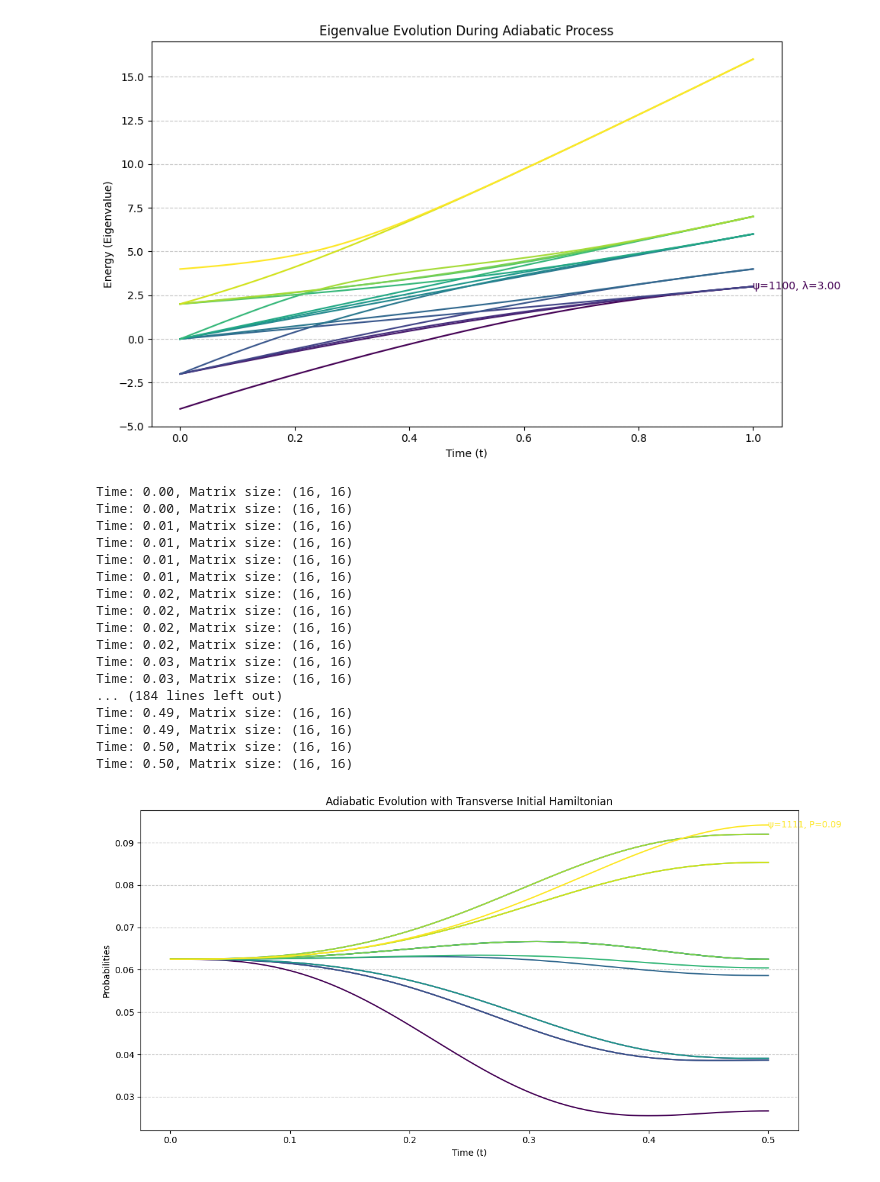
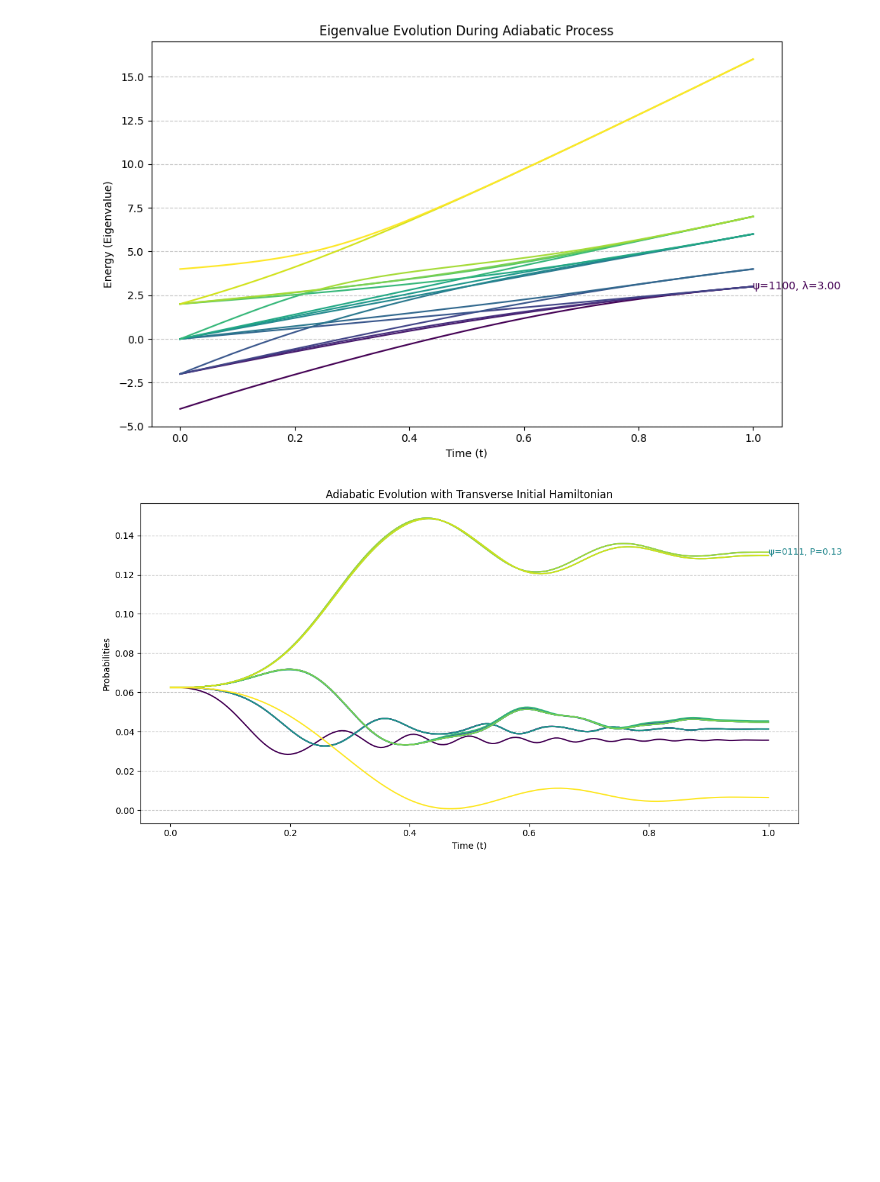
Before and after one commit to datafatmunger/jbg-notebooks, a Jupyter notebook: P802/20241224_Hamiltonian_Simulator.ipynb, the cells around one changed output. Saved outputs shown, nothing was run; the diff lists cells and outputs as text; code cells hidden in the pictures; blank space fills up the shorter version.

```diff
--- a/P802/20241224_Hamiltonian_Simulator.ipynb
+++ b/P802/20241224_Hamiltonian_Simulator.ipynb
@@ -57,16 +57,36 @@ class Simulator:
             energy = simulator.H(spins)
             H_final[config, config] = energy
 
+        # Number of qubits and states
+        num_qubits = int(np.log2(num_states))  # Ensure num_states = 2^num_qubits
+        I = np.eye(2, dtype=complex)  # Identity matrix for a single qubit
+        X = np.array([[0, 1], [1, 0]], dtype=complex)  # Pauli-X gate for a single qubit
+
+        # Construct the transverse field Hamiltonian (H_mix)
+        H_mix = np.zeros((num_states, num_states), dtype=complex)
+        for i in range(num_qubits):
+            X_i = np.kron(
+                np.eye(2**i, dtype=complex),
+                np.kron(X, np.eye(2**(num_qubits - i - 1), dtype=complex))
+            )
+            H_mix += X_i
+
         # Adiabatic evolution
         H_ts_over_time = []
         states_over_time = []
         time_points = np.linspace(0, T, num_steps)
         current_state = np.ones(num_states, dtype=complex) / np.sqrt(num_states)  # Initial state
 
+        gamma = -1
+
         for t in time_points:
             s = t / T
             H_t = (1 - s) * H_initial + s * H_final  # Interpolate between initial and final Hamiltonians
+
+            # Apply transverse field mixing term at each step
+            # H_t += gamma * H_mix  # gamma controls the strength of the mixing
             #print(f"Time: {t:.2f}, Matrix size: {H_t.shape}")
+
             H_ts_over_time.append((t, H_t))
             U = expm(-1j * H_t * (T / num_steps))  # Evolution operator for small step
             current_state = U @ current_state  # Apply the evolution
@@ -234,56 +254,35 @@ plot_eigenvalue_evolution(sim, num_steps=200, T=optimal_t)
 # %%
 class Cliques:
     def __init__(self, edges, k):
         self.edges = edges  # List of tuples representing edges [(u, v), ...]
         self.k = k  # Desired clique size
 
     def hamiltonian(self):
-        """Define the Ising Hamiltonian for the clique problem."""
         def hamiltonian(spins):
-            # First term: enforce clique size
-            term1 = (self.k - np.sum(spins)) ** 2
+            x = [(s + 1) // 2 for s in spins]  # Convert Ising spins (-1,1) to (0,1)
 
-            # Second term: enforce clique completeness
-            term2 = (self.k * (self.k - 1)) / 2 - sum(
-                spins[u] * spins[v] for u, v in self.edges
-            )
+            term1 = (k - sum(x)) ** 2  # Enforce clique size exactly K
 
-            # Combine terms
-            A, B = 1.0, 1.0  # Weights for terms
+            term2 = ((k * (k - 1)) / 2) - sum(x[u] * x[v] for u, v in edges)  # Missing edges
+
+            A, B = k * 10, 1  # Ensure A > kB
             return A * term1 + B * term2
 
         return hamiltonian
 
 # Example Input
 edges = [(0, 1), (1, 2), (2, 3), (3, 0), (0, 2)]  # Example graph
 num_vertices = 4
 k = 3  # Desired clique size
 cliques_problem = Cliques(edges, k)
 
 sim = Simulator(num_vertices, cliques_problem.hamiltonian())
 
 optimal_t = sim.suggest_t()
 
 plot_adiabatic_evolution(sim, num_steps=200, T=optimal_t)
 # %% [output]
-Time: 0.00, Matrix size: (16, 16)
-Time: 0.00, Matrix size: (16, 16)
-Time: 0.01, Matrix size: (16, 16)
-Time: 0.01, Matrix size: (16, 16)
-Time: 0.01, Matrix size: (16, 16)
-Time: 0.01, Matrix size: (16, 16)
-Time: 0.02, Matrix size: (16, 16)
-Time: 0.02, Matrix size: (16, 16)
-Time: 0.02, Matrix size: (16, 16)
-Time: 0.02, Matrix size: (16, 16)
-Time: 0.03, Matrix size: (16, 16)
-Time: 0.03, Matrix size: (16, 16)
-... (184 lines left out)
-Time: 0.49, Matrix size: (16, 16)
-Time: 0.49, Matrix size: (16, 16)
-Time: 0.50, Matrix size: (16, 16)
-Time: 0.50, Matrix size: (16, 16)
-[figure, old version]
+[figure, new version]
 # %%
 plot_eigenvalue_evolution(sim, num_steps=200, T=optimal_t)
 # %% [output]
```
Also changed, not shown: parts of 1 cell of this notebook, 35 other files.
